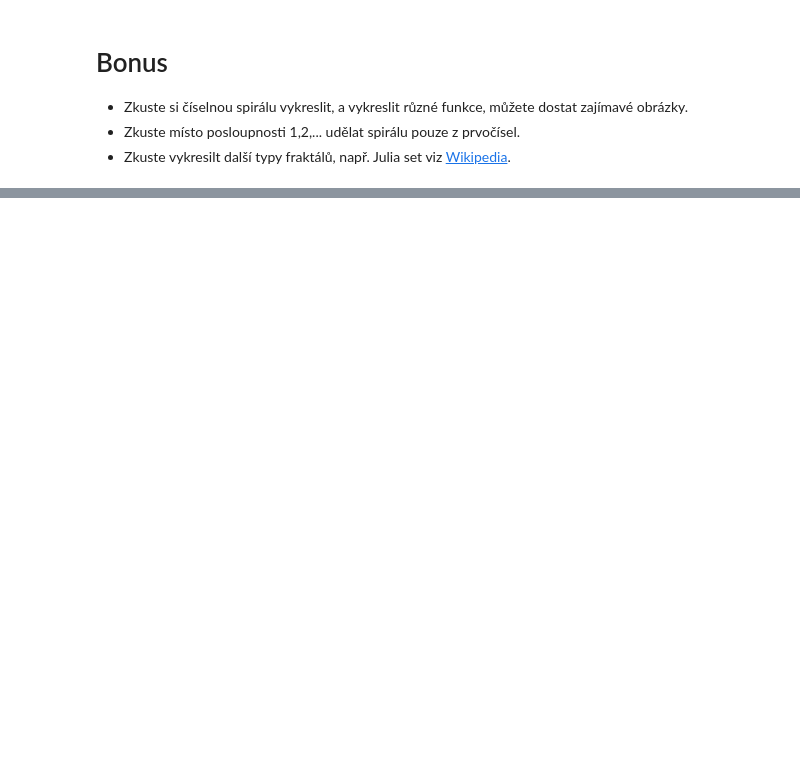
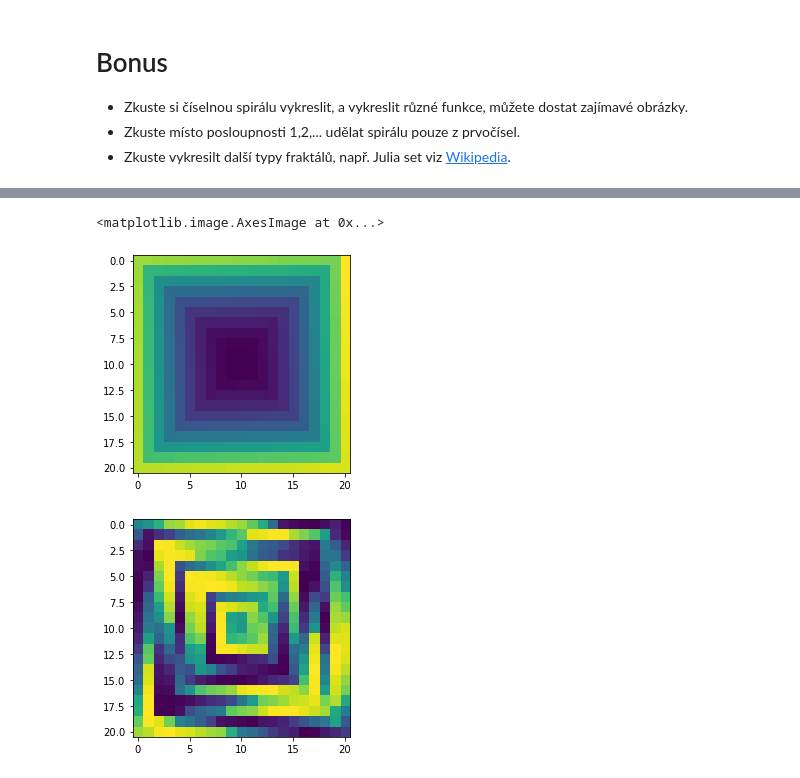
Before and after one commit to STE0493/VVP_cv_du, a Jupyter notebook: úkoly/03_ukoly.ipynb, the cells around one changed output, grey strips where cells are left out. Cells and saved outputs as stored; diff of their text form; code cells hidden in the pictures; blank space fills up the shorter version.

```diff
--- a/úkoly/03_ukoly.ipynb
+++ b/úkoly/03_ukoly.ipynb
@@ -226,0 +225,9 @@ print(integer_spiral_numpy(7))
+# %%
+
+for i in range(3, 51, 2):
+    if np.allclose(integer_spiral_numpy(11), integer_spiral(11)):
+        pass
+    else:
+        print("Matrixes do not match!")
+        break
+print("Matrixes are the same.")
@@ -264,0 +355,10 @@ plt.imshow(np.sin(A*0.03))
+# %%
+A = integer_spiral_numpy_primes(21)
+plt.imshow(A)
+# new figure
+plt.figure()
+plt.imshow(np.sin(A*0.03))
+# %% [output]
+<matplotlib.image.AxesImage at 0x...>
+[figure, added]
+[figure, added]
```
Also changed, not shown: parts of 14 cells of this notebook, 1 other file.
